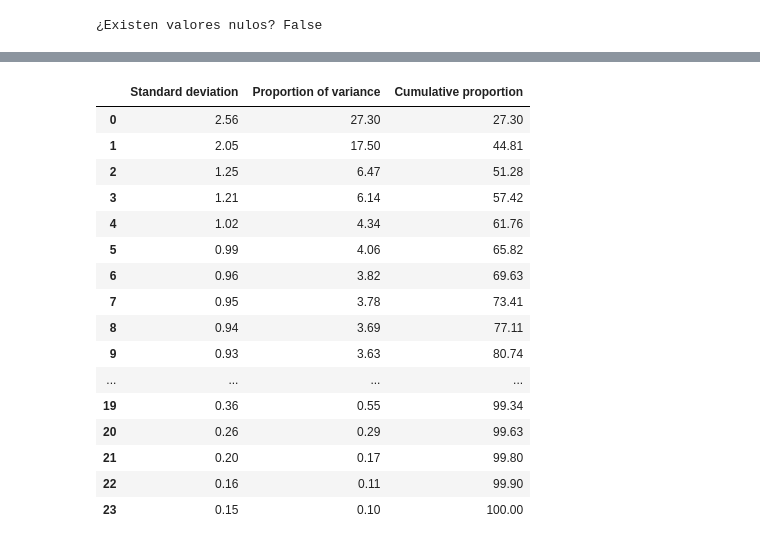
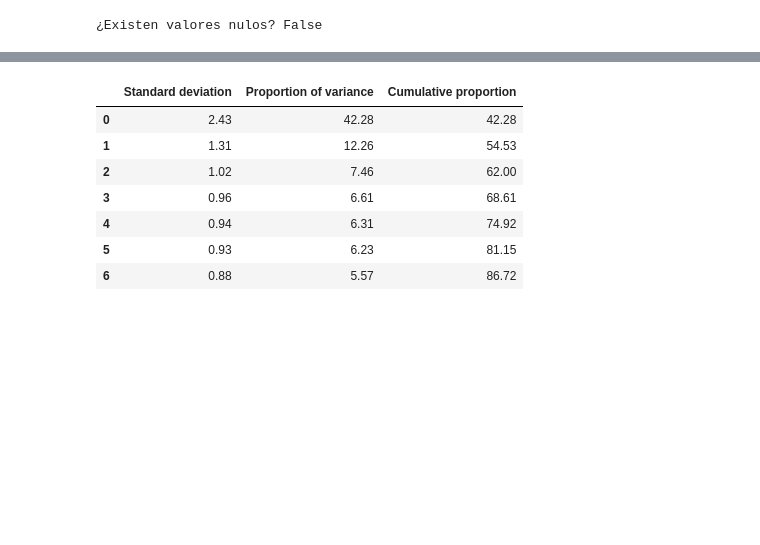
Before and after one commit to PosgradoMNA/actividades-del-projecto-equipo-9, a Jupyter notebook: Actividad_Semana4_Equipo_9.ipynb, the cells around one changed output, grey strips where cells are left out. Drawn from its saved outputs; the diff is of its cells as text; code cells hidden in the pictures; blank space fills up the shorter version.

```diff
--- a/Actividad_Semana4_Equipo_9.ipynb
+++ b/Actividad_Semana4_Equipo_9.ipynb
@@ -141,7 +119,7 @@ Data columns (total 25 columns):
 dtypes: float64(23), int64(2)
 memory usage: 5.7 MB
 # %%
-df.drop(columns={"ID"}, inplace = True)
+df.drop(columns={"ID", "genero", "nivel_educativo", "estado_civil", "pago_sept_2005",  "pago_agosto_2005", "pago_julio_2005", "pago_junio_2005", "pago_mayo_2005", "pago_abril_2005", "Y"}, inplace = True)
 # %%
 df.dropna(inplace = True)
 print("¿Existen valores nulos?", df.isna().values.any())
@@ -169,29 +146,20 @@ plt.show()
 # %%
-pcs = PCA()
+pcs = PCA(.85)
 pcs.fit(df_transformed)
 pcsSummary = pd.DataFrame({'Standard deviation': np.round(np.sqrt(pcs.explained_variance_), 2),
                           'Proportion of variance': np.round(pcs.explained_variance_ratio_ * 100, 2),
                           'Cumulative proportion': np.round(np.cumsum(pcs.explained_variance_ratio_) * 100, 2)
                           })
 
 #pcs_labels = [f'PC{i + 1}' for i in range(len(df_transformed.columns))]
 #pcsSummary.index = pcs_labels
 pcsSummary
 # %% [output]
 |  | Standard deviation | Proportion of variance | Cumulative proportion |
-| 0 | 2.56 | 27.30 | 27.30 |
-| 1 | 2.05 | 17.50 | 44.81 |
-| 2 | 1.25 | 6.47 | 51.28 |
-| 3 | 1.21 | 6.14 | 57.42 |
-| 4 | 1.02 | 4.34 | 61.76 |
-| 5 | 0.99 | 4.06 | 65.82 |
-| 6 | 0.96 | 3.82 | 69.63 |
-| 7 | 0.95 | 3.78 | 73.41 |
-| 8 | 0.94 | 3.69 | 77.11 |
-| 9 | 0.93 | 3.63 | 80.74 |
-| ... | ... | ... | ... |
-| 19 | 0.36 | 0.55 | 99.34 |
-| 20 | 0.26 | 0.29 | 99.63 |
-| 21 | 0.20 | 0.17 | 99.80 |
-| 22 | 0.16 | 0.11 | 99.90 |
-| 23 | 0.15 | 0.10 | 100.00 |
+| 0 | 2.43 | 42.28 | 42.28 |
+| 1 | 1.31 | 12.26 | 54.53 |
+| 2 | 1.02 | 7.46 | 62.00 |
+| 3 | 0.96 | 6.61 | 68.61 |
+| 4 | 0.94 | 6.31 | 74.92 |
+| 5 | 0.93 | 6.23 | 81.15 |
+| 6 | 0.88 | 5.57 | 86.72 |
```
Also changed, not shown: parts of 3 cells of this notebook.
